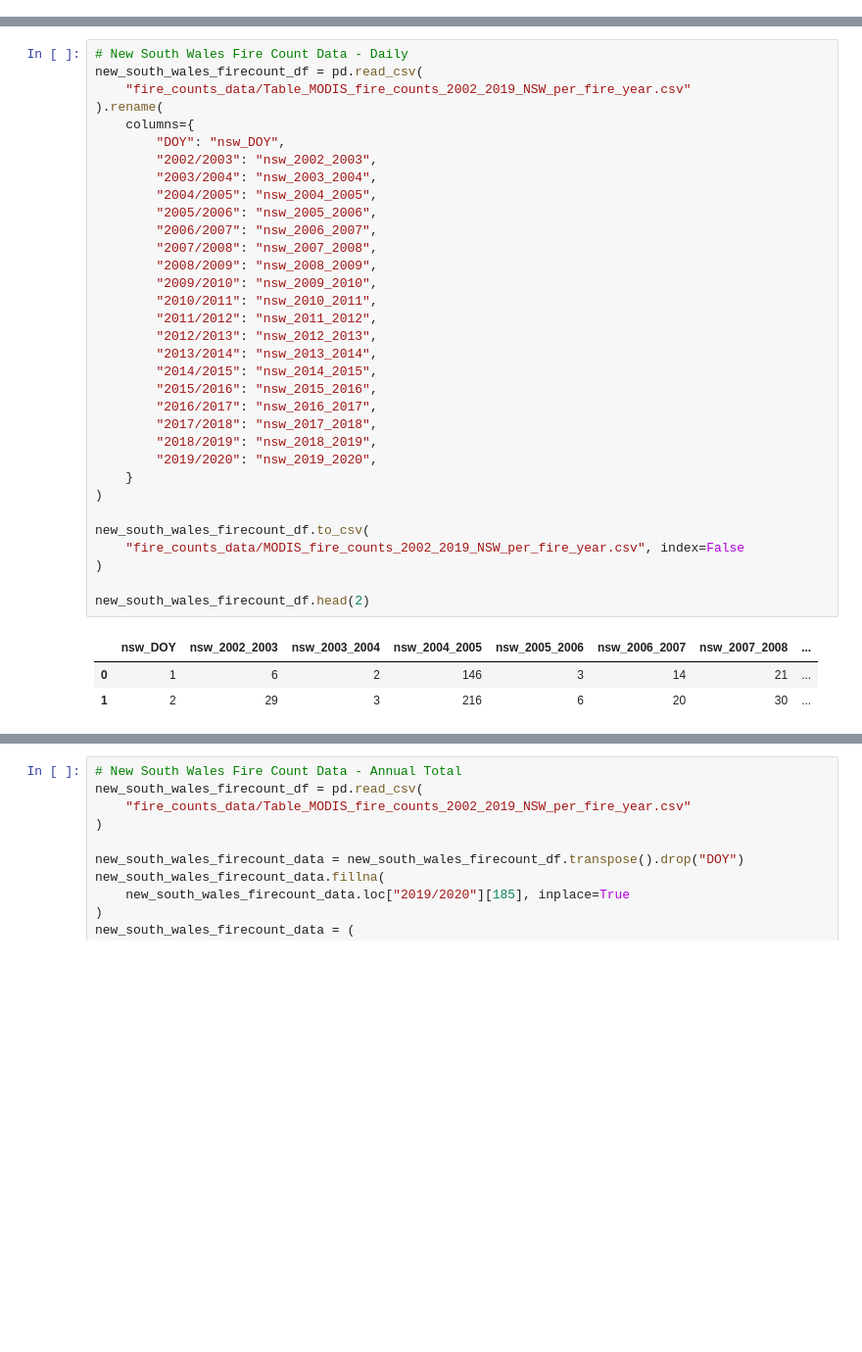
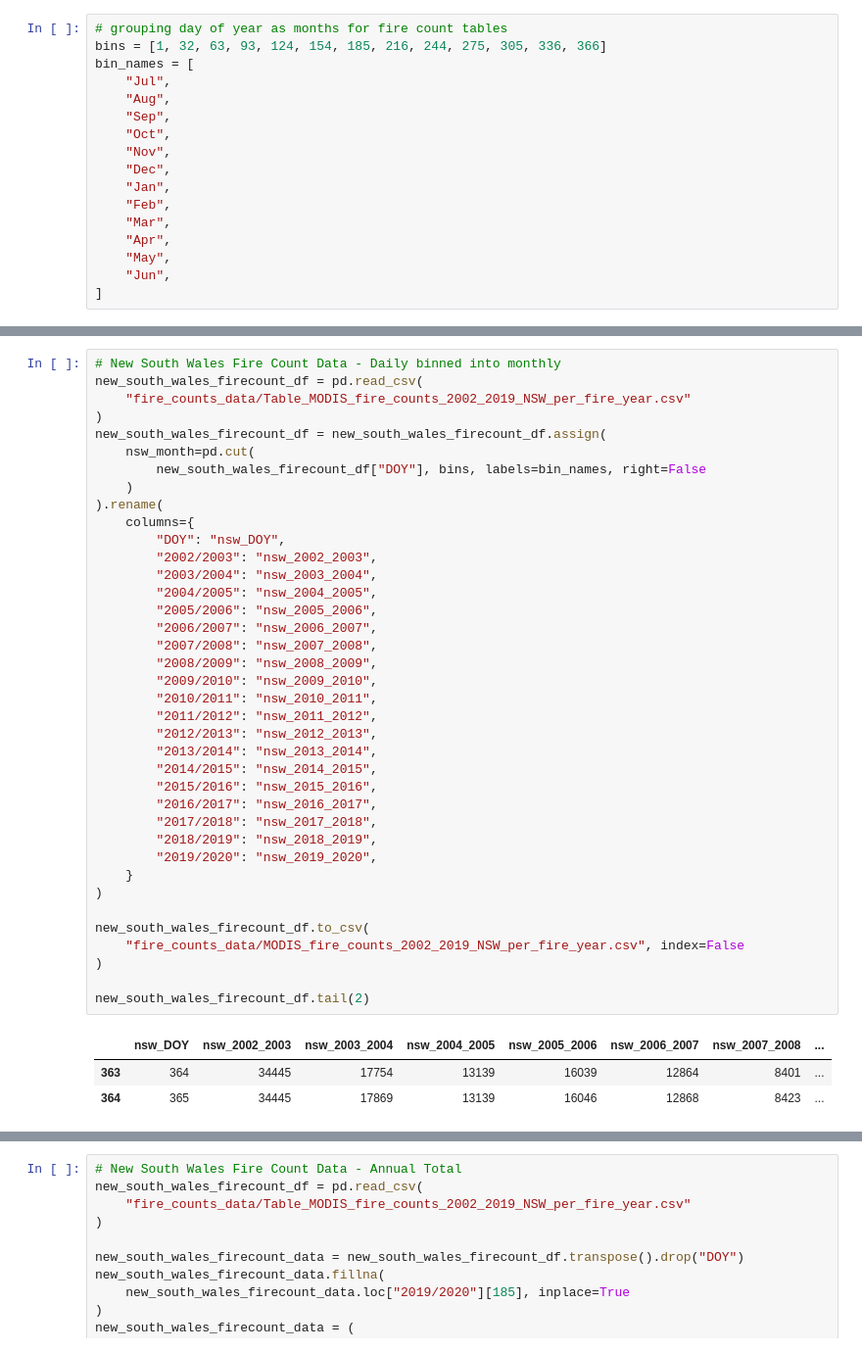
Before and after one commit to esharma3/project_australian_bushfires_webapp, a Jupyter notebook: data/climate_&_firecount_data_collection_&_cleaning_code.ipynb, the cells around one changed output, grey strips where cells are left out. Shown at 98% size. Cells and saved outputs as stored; diff of their text form; blank space fills up the shorter version.

Commit message:
updated code for fire-count & climate data preprocessing. Fixes #19.

```diff
--- a/data/climate_&_firecount_data_collection_&_cleaning_code.ipynb
+++ b/data/climate_&_firecount_data_collection_&_cleaning_code.ipynb
@@ -184,3 +224,20 @@ aus_air_pollutants_combined_data.head(2)
 | 0 | 1978 | 333.476000 | 1488.05 | 299.37 |
 | 1 | 1980 | 336.526167 | 1540.10 | 301.66 |
 [interactive output not drawn]
+# %%
+# grouping day of year as months for fire count tables
+bins = [1, 32, 63, 93, 124, 154, 185, 216, 244, 275, 305, 336, 366]
+bin_names = [
+    "Jul",
+    "Aug",
+    "Sep",
+    "Oct",
+    "Nov",
+    "Dec",
+    "Jan",
+    "Feb",
+    "Mar",
+    "Apr",
+    "May",
+    "Jun",
+]
@@ -187,39 +246,44 @@ aus_air_pollutants_combined_data.head(2)
 # %%
-# New South Wales Fire Count Data - Daily
+# New South Wales Fire Count Data - Daily binned into monthly
 new_south_wales_firecount_df = pd.read_csv(
     "fire_counts_data/Table_MODIS_fire_counts_2002_2019_NSW_per_fire_year.csv"
+)
+new_south_wales_firecount_df = new_south_wales_firecount_df.assign(
+    nsw_month=pd.cut(
+        new_south_wales_firecount_df["DOY"], bins, labels=bin_names, right=False
+    )
 ).rename(
     columns={
         "DOY": "nsw_DOY",
         "2002/2003": "nsw_2002_2003",
         "2003/2004": "nsw_2003_2004",
         "2004/2005": "nsw_2004_2005",
         "2005/2006": "nsw_2005_2006",
         "2006/2007": "nsw_2006_2007",
         "2007/2008": "nsw_2007_2008",
         "2008/2009": "nsw_2008_2009",
         "2009/2010": "nsw_2009_2010",
         "2010/2011": "nsw_2010_2011",
         "2011/2012": "nsw_2011_2012",
         "2012/2013": "nsw_2012_2013",
         "2013/2014": "nsw_2013_2014",
         "2014/2015": "nsw_2014_2015",
         "2015/2016": "nsw_2015_2016",
         "2016/2017": "nsw_2016_2017",
         "2017/2018": "nsw_2017_2018",
         "2018/2019": "nsw_2018_2019",
         "2019/2020": "nsw_2019_2020",
     }
 )
 
 new_south_wales_firecount_df.to_csv(
     "fire_counts_data/MODIS_fire_counts_2002_2019_NSW_per_fire_year.csv", index=False
 )
 
-new_south_wales_firecount_df.head(2)
+new_south_wales_firecount_df.tail(2)
 # %% [output]
 |  | nsw_DOY | nsw_2002_2003 | nsw_2003_2004 | nsw_2004_2005 | nsw_2005_2006 | nsw_2006_2007 | nsw_2007_2008 | ... |
-| 0 | 1 | 6 | 2 | 146 | 3 | 14 | 21 | ... |
-| 1 | 2 | 29 | 3 | 216 | 6 | 20 | 30 | ... |
+| 363 | 364 | 34445 | 17754 | 13139 | 16039 | 12864 | 8401 | ... |
+| 364 | 365 | 34445 | 17869 | 13139 | 16046 | 12868 | 8423 | ... |
 [interactive output not drawn]
 # %%
```
Also changed, not shown: parts of 5 cells of this notebook.
